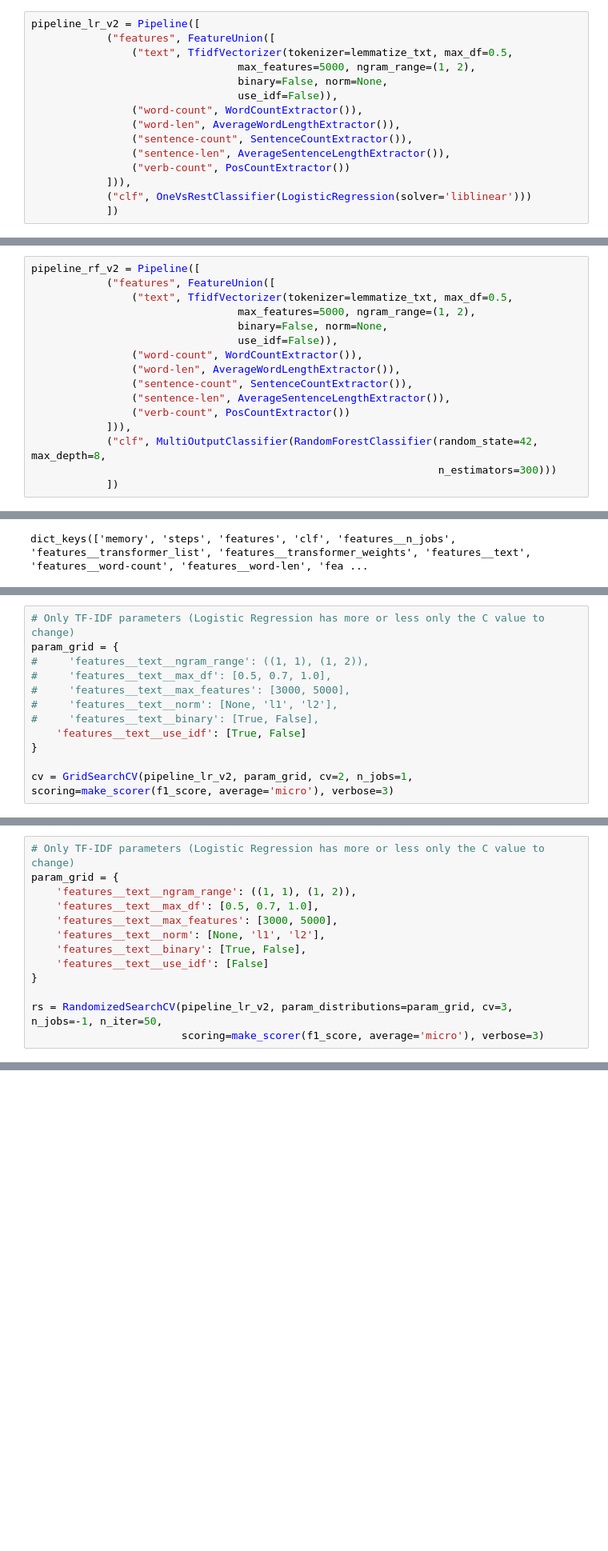
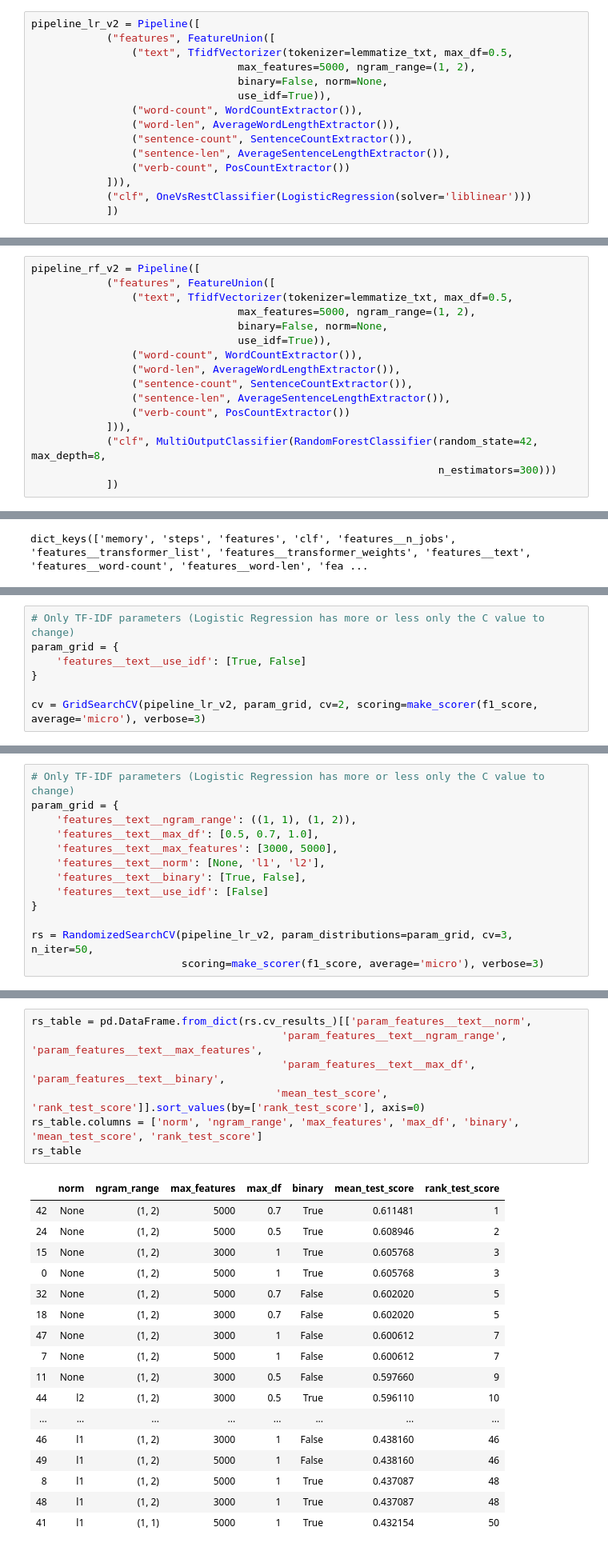
Before and after one commit to nidragedd/udadsnd-p5-disaster_response_pipelines, a Jupyter notebook: notebooks/2-ML_pipeline_preparation.ipynb, the cells around one changed output, grey strips where cells are left out. Shown: that part at 80% size. Saved outputs shown, nothing was run; the diff lists cells and outputs as text; blank space fills up the shorter version.

```diff
--- a/notebooks/2-ML_pipeline_preparation.ipynb
+++ b/notebooks/2-ML_pipeline_preparation.ipynb
@@ -579,7 +579,7 @@ pipeline_lr_v2 = Pipeline([
                 ("text", TfidfVectorizer(tokenizer=lemmatize_txt, max_df=0.5,
                                  max_features=5000, ngram_range=(1, 2),
                                  binary=False, norm=None,
-                                 use_idf=False)),
+                                 use_idf=True)),
                 ("word-count", WordCountExtractor()),
                 ("word-len", AverageWordLengthExtractor()),
                 ("sentence-count", SentenceCountExtractor()),
@@ -626,7 +626,7 @@ pipeline_rf_v2 = Pipeline([
                 ("text", TfidfVectorizer(tokenizer=lemmatize_txt, max_df=0.5,
                                  max_features=5000, ngram_range=(1, 2),
                                  binary=False, norm=None,
-                                 use_idf=False)),
+                                 use_idf=True)),
                 ("word-count", WordCountExtractor()),
                 ("word-len", AverageWordLengthExtractor()),
                 ("sentence-count", SentenceCountExtractor()),
@@ -700,15 +702,10 @@ dict_keys(['memory', 'steps', 'features', 'clf', 'features__n_jobs', 'features__
 # %%
 # Only TF-IDF parameters (Logistic Regression has more or less only the C value to change)
 param_grid = {
-#     'features__text__ngram_range': ((1, 1), (1, 2)),
-#     'features__text__max_df': [0.5, 0.7, 1.0],
-#     'features__text__max_features': [3000, 5000],
-#     'features__text__norm': [None, 'l1', 'l2'],
-#     'features__text__binary': [True, False],
     'features__text__use_idf': [True, False]
 }
 
-cv = GridSearchCV(pipeline_lr_v2, param_grid, cv=2, n_jobs=1, scoring=make_scorer(f1_score, average='micro'), verbose=3)
+cv = GridSearchCV(pipeline_lr_v2, param_grid, cv=2, scoring=make_scorer(f1_score, average='micro'), verbose=3)
 # %%
 %%time
 cv.fit(x_train_val, y_train_val)
@@ -761,7 +756,7 @@ param_grid = {
     'features__text__use_idf': [False]
 }
 
-rs = RandomizedSearchCV(pipeline_lr_v2, param_distributions=param_grid, cv=3, n_jobs=-1, n_iter=50,
+rs = RandomizedSearchCV(pipeline_lr_v2, param_distributions=param_grid, cv=3, n_iter=50,
                         scoring=make_scorer(f1_score, average='micro'), verbose=3)
 # %%
 %%time
@@ -793,0 +799,25 @@ Use the template file attached in the Resources folder to write a script that ru
+# %%
+rs_table = pd.DataFrame.from_dict(rs.cv_results_)[['param_features__text__norm',
+                                        'param_features__text__ngram_range', 'param_features__text__max_features',
+                                        'param_features__text__max_df', 'param_features__text__binary',
+                                       'mean_test_score', 'rank_test_score']].sort_values(by=['rank_test_score'], axis=0)
+rs_table.columns = ['norm', 'ngram_range', 'max_features', 'max_df', 'binary', 'mean_test_score', 'rank_test_score']
+rs_table
+# %% [output]
+|  | norm | ngram_range | max_features | max_df | binary | mean_test_score | rank_test_score |
+| 42 | None | (1, 2) | 5000 | 0.7 | True | 0.611481 | 1 |
+| 24 | None | (1, 2) | 5000 | 0.5 | True | 0.608946 | 2 |
+| 15 | None | (1, 2) | 3000 | 1 | True | 0.605768 | 3 |
+| 0 | None | (1, 2) | 5000 | 1 | True | 0.605768 | 3 |
+| 32 | None | (1, 2) | 5000 | 0.7 | False | 0.602020 | 5 |
+| 18 | None | (1, 2) | 3000 | 0.7 | False | 0.602020 | 5 |
+| 47 | None | (1, 2) | 3000 | 1 | False | 0.600612 | 7 |
+| 7 | None | (1, 2) | 5000 | 1 | False | 0.600612 | 7 |
+| 11 | None | (1, 2) | 3000 | 0.5 | False | 0.597660 | 9 |
+| 44 | l2 | (1, 2) | 3000 | 0.5 | True | 0.596110 | 10 |
+| ... | ... | ... | ... | ... | ... | ... | ... |
+| 46 | l1 | (1, 2) | 3000 | 1 | False | 0.438160 | 46 |
+| 49 | l1 | (1, 2) | 5000 | 1 | False | 0.438160 | 46 |
+| 8 | l1 | (1, 2) | 5000 | 1 | True | 0.437087 | 48 |
+| 48 | l1 | (1, 2) | 3000 | 1 | True | 0.437087 | 48 |
+| 41 | l1 | (1, 1) | 5000 | 1 | True | 0.432154 | 50 |
```
Also changed, not shown: parts of 25 cells of this notebook.
